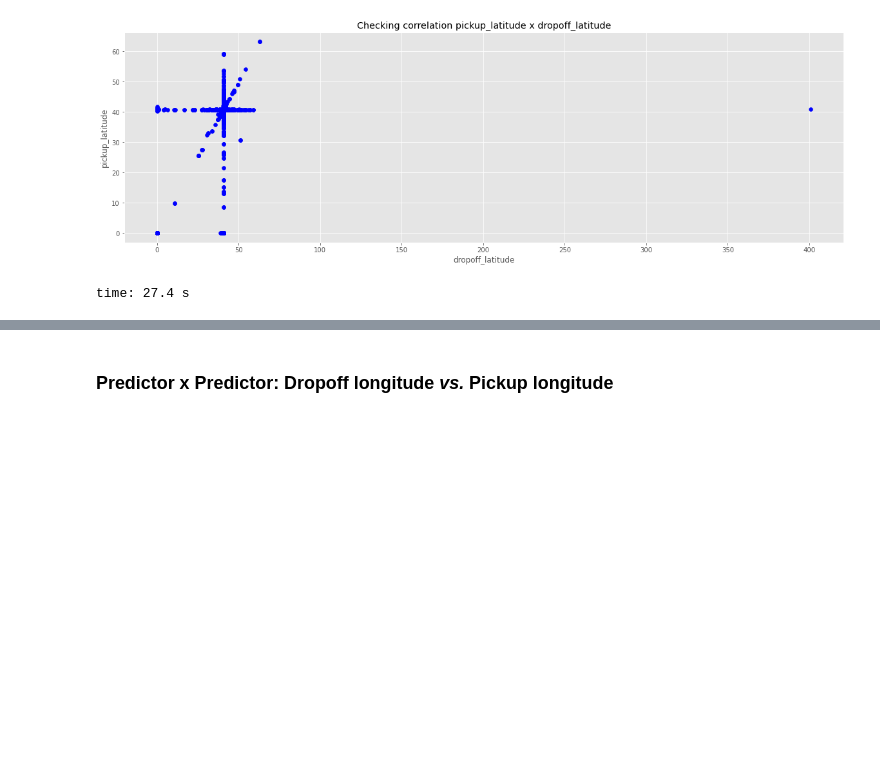
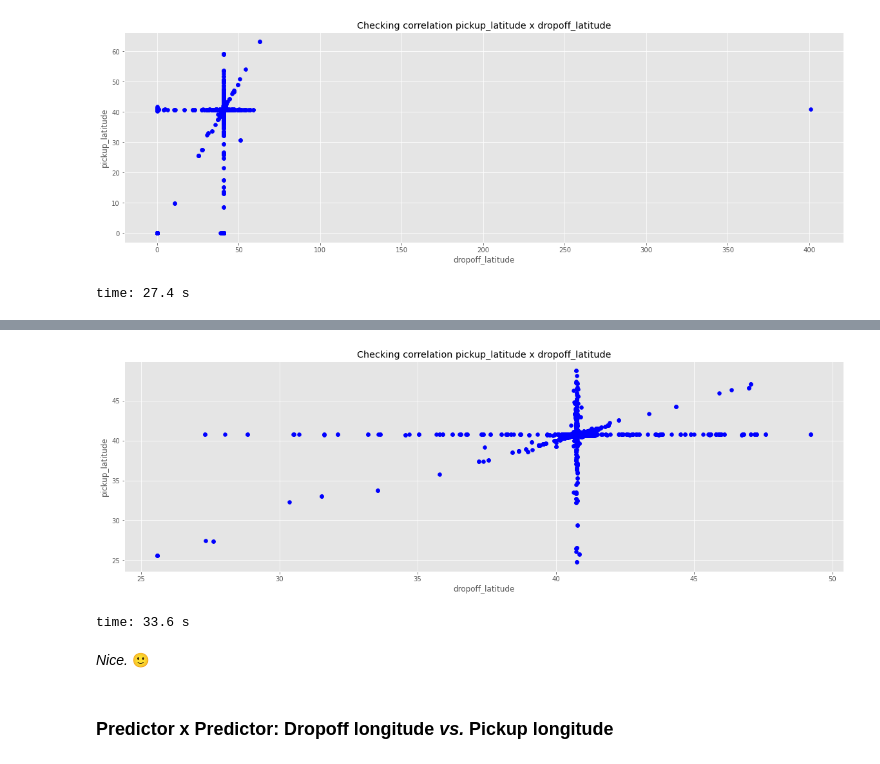
Before and after one commit to isis-santos-costa/99_Challenge, a Jupyter notebook: 99__EDA.ipynb, the cells around one changed output, grey strips where cells are left out. Cells and saved outputs as stored; diff of their text form; code cells hidden in the pictures; blank space fills up the shorter version.

```diff
--- a/99__EDA.ipynb
+++ b/99__EDA.ipynb
@@ -577,0 +667,3 @@ time: 27.4 s
+# %%
+df['pickup_latitude'] = df.loc[(df['pickup_latitude'] >= 24.520833) & (df['pickup_latitude'] <= 49.384472), 'pickup_latitude']
+df['pickup_latitude'].describe()
@@ -578,3 +716,18 @@ time: 27.4 s
+# %%
+# Checking correlation Dropoff latitude x Pickup latitude
+x, y = df['dropoff_latitude'], df['pickup_latitude']
+
+plt.figure(figsize=(20, 6))
+plt.scatter(x, y, c='blue')
+plt.title('Checking correlation '+ y.name + ' x '+ x.name)
+plt.xlabel(x.name)
+plt.ylabel(y.name)
+plt.show()
+# %% [output]
+[figure, added]
+time: 33.6 s
+# %% [markdown]
+<i> Nice.</i> 🙂
 # %% [markdown]
 ### Predictor x Predictor: Dropoff longitude <i>vs.</i> Pickup longitude
 # %%
```
Also changed, not shown: parts of 58 cells of this notebook.
